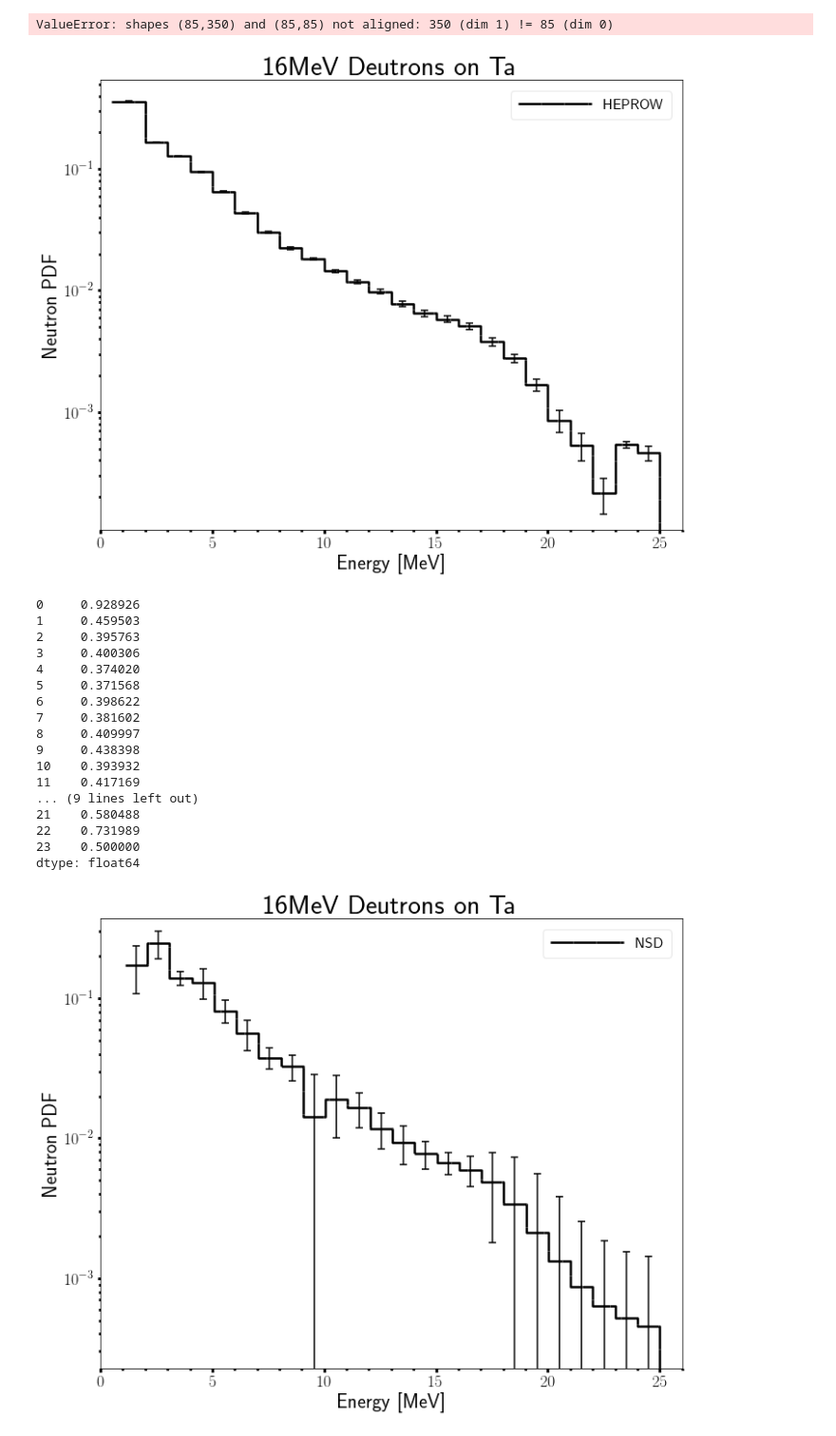
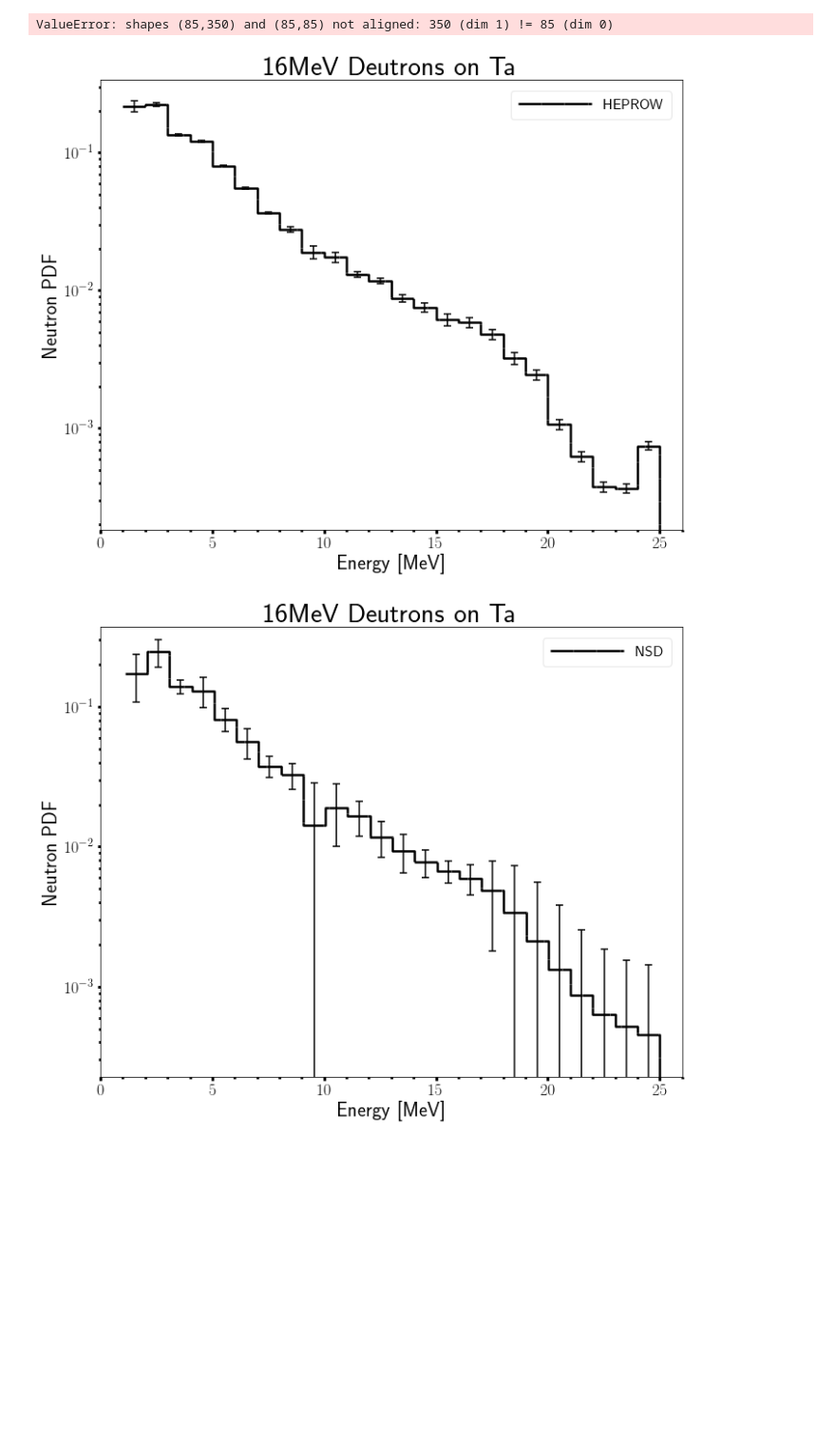
Before and after one commit to 2lambda123/88_Data, a Jupyter notebook: Experiments/PHS/16MeVTa/16MeVTa.ipynb, the cells around one changed output. Shown at 95% size. Cells and saved outputs as stored; diff of their text form; code cells hidden in the pictures; blank space fills up the shorter version.

Commit message:
Updated HEPROW unfold for 1 MeV bins

```diff
--- a/Experiments/PHS/16MeVTa/16MeVTa.ipynb
+++ b/Experiments/PHS/16MeVTa/16MeVTa.ipynb
@@ -1218,7 +1211,7 @@ ValueError: shapes (85,350) and (85,85) not aligned: 350 (dim 1) != 85 (dim 0)
 # Import data, delete zero flux bins, and normalize
 heprowData = readGru(heprowPath+heprowName, delim_whitespace=True, names=['lowE', 'absFlux', 'absSigma'],
                skiprows=3)
-heprowData = heprowData[heprowData.absFlux != 0]
+#heprowData = heprowData[heprowData.absFlux != 0]
 heprowData['normFlux'] = np.asarray(bin_differentiation(heprowData['lowE'].tolist(),
                                             heprowData['absFlux'].tolist(), heprowBinBounds)) \
                                             / norm.currentIntegrator / norm.solidAngle \
@@ -1232,53 +1225,36 @@ heprowData['normSigma'] = np.asarray(bin_differentiation(heprowData['lowE'].toli
 heprowData['absCovSigma'] = readMTX(heprowPath+mtxName).tolist()
 
 # Calculate the pdf and its uncertainty
 heprowData['pdfFlux'] = normAUBC(heprowData['absFlux'])
 heprowData['pdfSigma'] = heprowData['absSigma']/heprowData['absFlux']*heprowData['pdfFlux']
 heprowData['pdfCovSigma'] = heprowData['absCovSigma']/heprowData['absFlux']*heprowData['pdfFlux']
 
 # Build pdf histogram object
 heprowHisto = Histogram()
 heprowHisto.build_histo(heprowData['lowE'].tolist(), heprowData['pdfFlux'].tolist(),
-                       uncert=heprowData['pdfCovSigma'].tolist(), edgeLoc=heprowBinBounds,
+                       uncert=heprowData['pdfSigma'].tolist(), edgeLoc=heprowBinBounds,
                        name='HEPROW')
 heprowHisto.plot(logY=True, title='16MeV Deutrons on Ta', xLabel='Energy [MeV]',
                  yLabel='Neutron PDF')
 
 # Build norm histogram object
 heprowNormHisto = Histogram()
 heprowNormHisto.build_histo(heprowData['lowE'].tolist(), heprowData['normFlux'].tolist(),
                        uncert=heprowData['normSigma'].tolist(), edgeLoc=heprowBinBounds,
                        name='HEPROW')
 
 # Build error histogram objects
 heprowErrorHisto = Histogram()
 heprowErrorHisto.build_histo(heprowData['lowE'].tolist(),
                                heprowData['pdfSigma']/heprowData['pdfFlux'].tolist(),
                                edgeLoc=heprowBinBounds, name='HEPROW Errors')
 heprowCovErrorHisto = Histogram()
 heprowCovErrorHisto.build_histo(heprowData['lowE'].tolist(),
                                heprowData['pdfCovSigma']/heprowData['pdfFlux'].tolist(),
                                edgeLoc=heprowBinBounds, name='HEPROW Covariance Errors')
-print heprowData['pdfSigma']/heprowData['pdfCovSigma']
+#print heprowData['pdfSigma']/heprowData['pdfCovSigma']
 # %% [output]
-[figure, old version]
+[figure, new version]
-0     0.928926
-1     0.459503
-2     0.395763
-3     0.400306
-4     0.374020
-5     0.371568
-6     0.398622
-7     0.381602
-8     0.409997
-9     0.438398
-10    0.393932
-11    0.417169
-... (9 lines left out)
-21    0.580488
-22    0.731989
-23    0.500000
-dtype: float64
 # %%
 # Read in Meulders data and normalize
 meuldersData = pd.read_table(meuldersPath+meuldersName, delim_whitespace=True,
```
Also changed, not shown: parts of 8 cells of this notebook, 22 other files.
